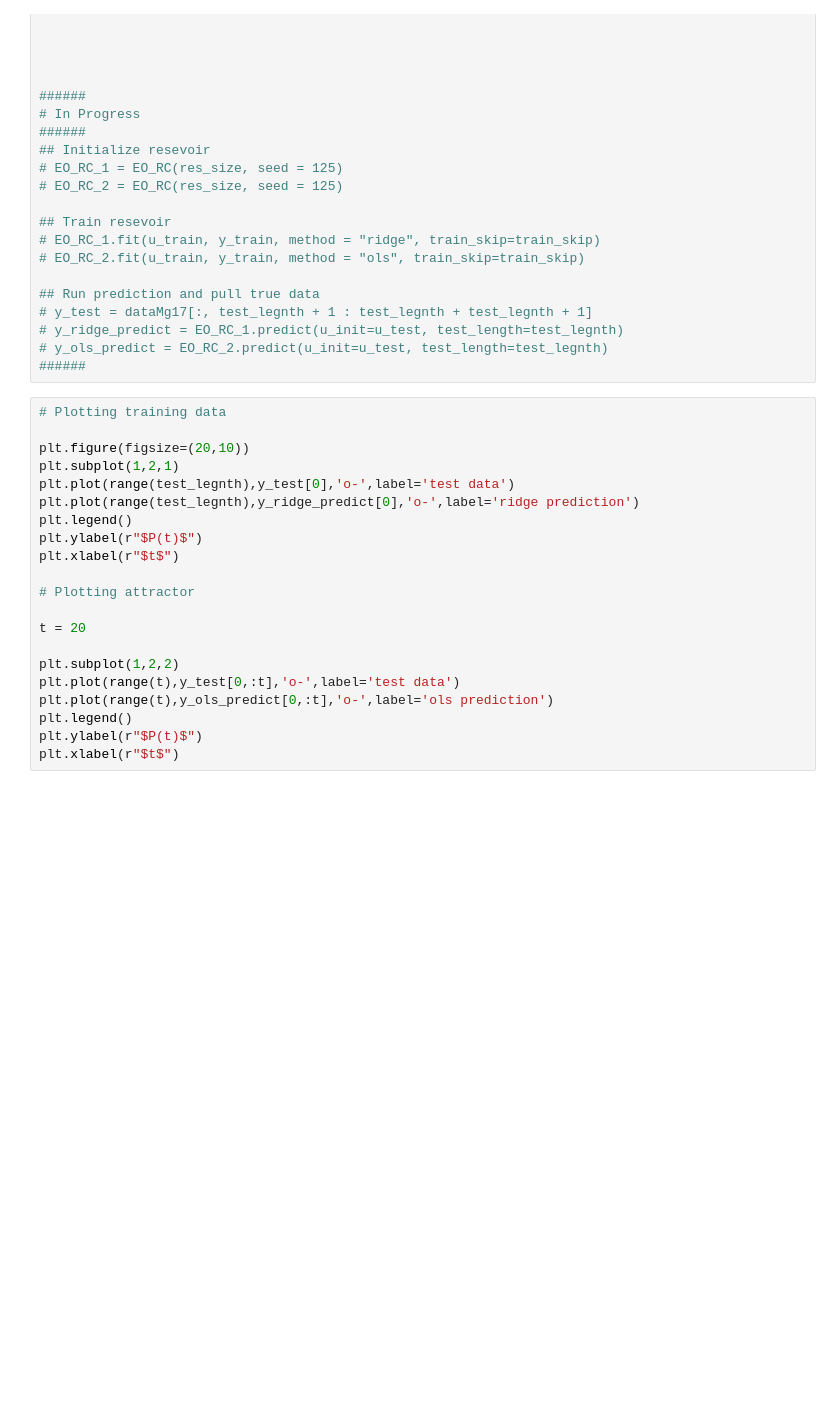
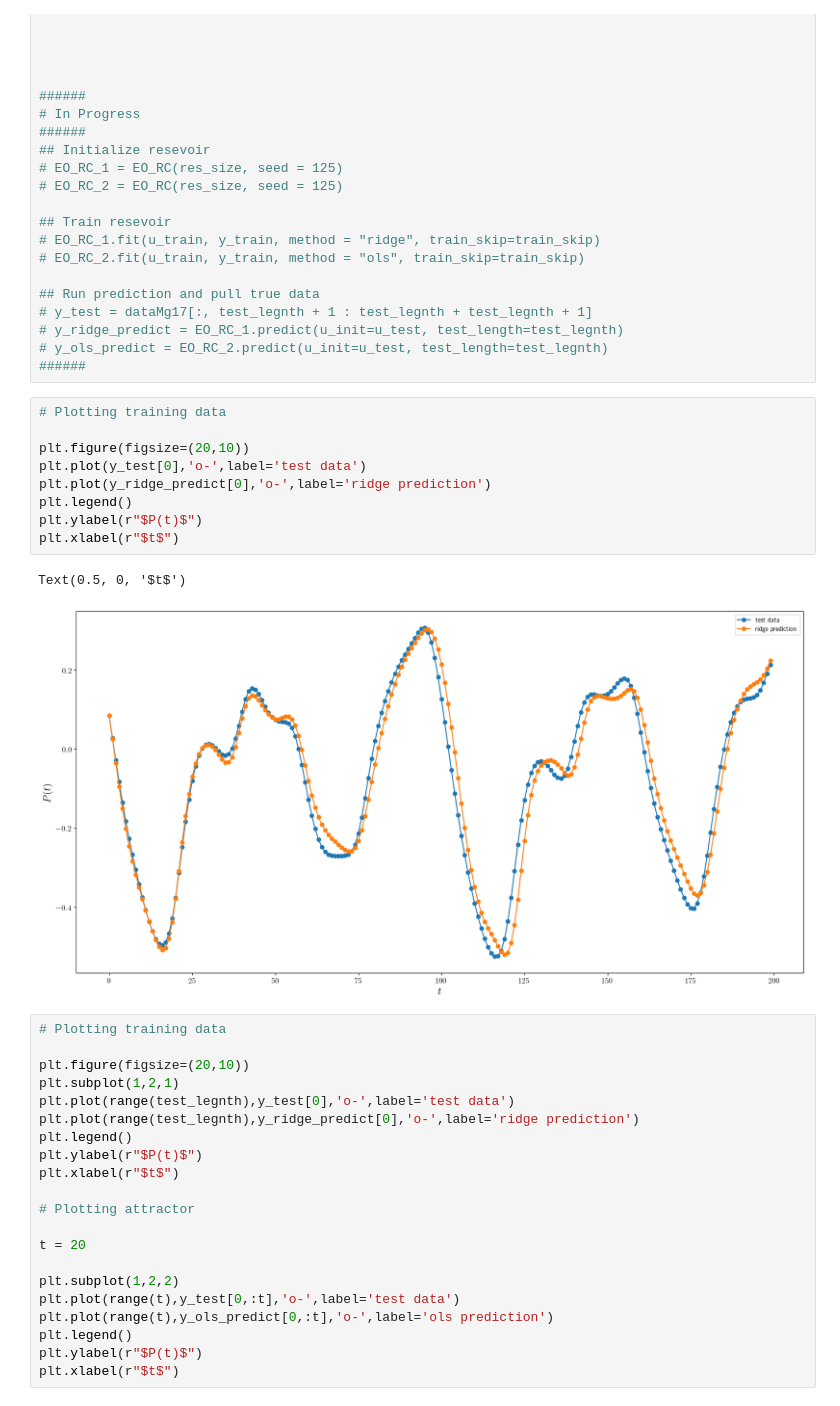
Before and after one commit to ivanMC-A/CompPhysProject, a Jupyter notebook: rnnExamples.ipynb, the cells around one changed output. Saved outputs shown, nothing was run; the diff lists cells and outputs as text; blank space fills up the shorter version.

Commit message:
created example image and folder for images

```diff
--- a/rnnExamples.ipynb
+++ b/rnnExamples.ipynb
@@ -110,6 +114,18 @@ y_ols_predict = ESN_2.predict(u_init=u_test, test_length=test_legnth)
 # y_ridge_predict = EO_RC_1.predict(u_init=u_test, test_length=test_legnth)
 # y_ols_predict = EO_RC_2.predict(u_init=u_test, test_length=test_legnth)
 ######
+# %%
+# Plotting training data
+
+plt.figure(figsize=(20,10))
+plt.plot(y_test[0],'o-',label='test data')
+plt.plot(y_ridge_predict[0],'o-',label='ridge prediction')
+plt.legend()
+plt.ylabel(r"$P(t)$")
+plt.xlabel(r"$t$")
+# %% [output]
+Text(0.5, 0, '$t$')
+[figure, added]
 # %%
 # Plotting training data
 
```
Also changed, not shown: parts of 1 cell of this notebook, 1 other file.
